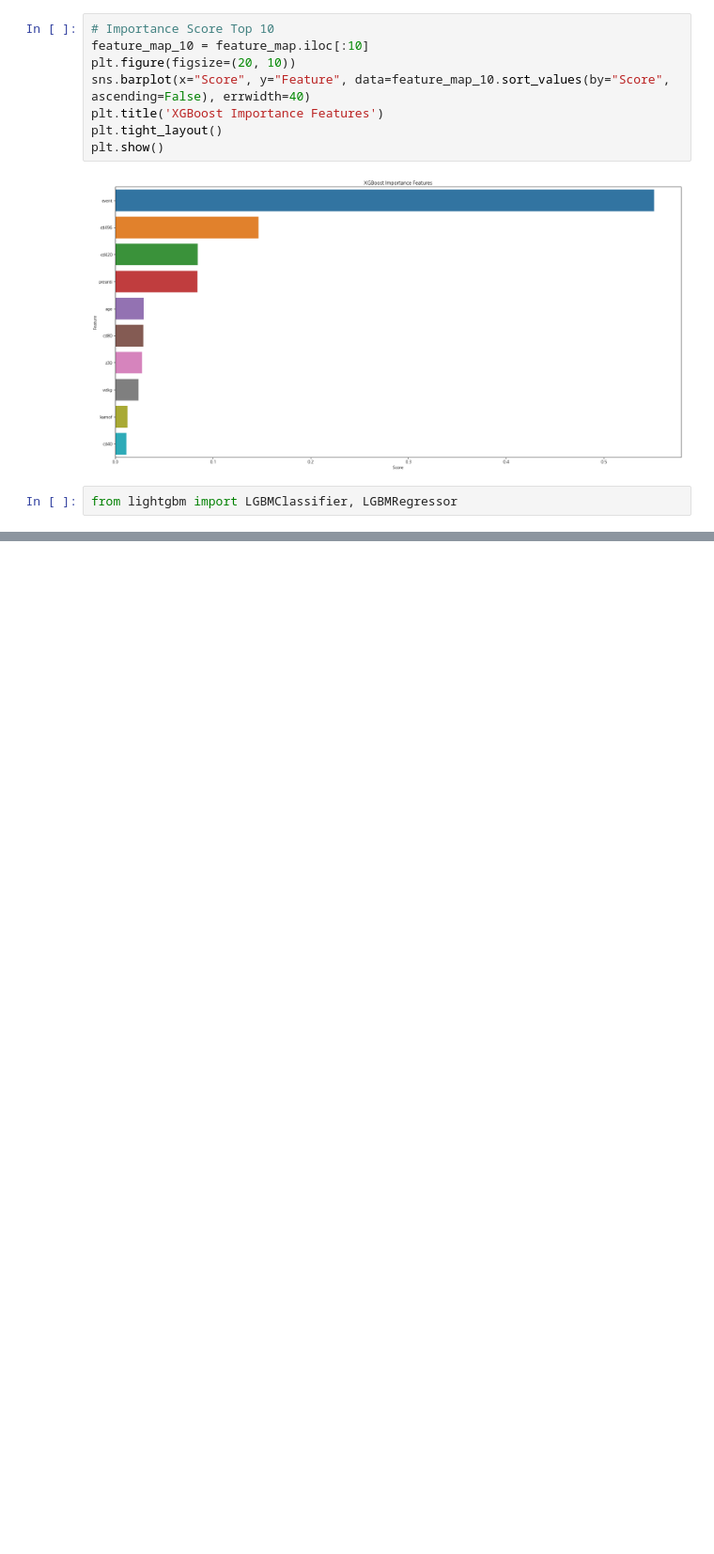
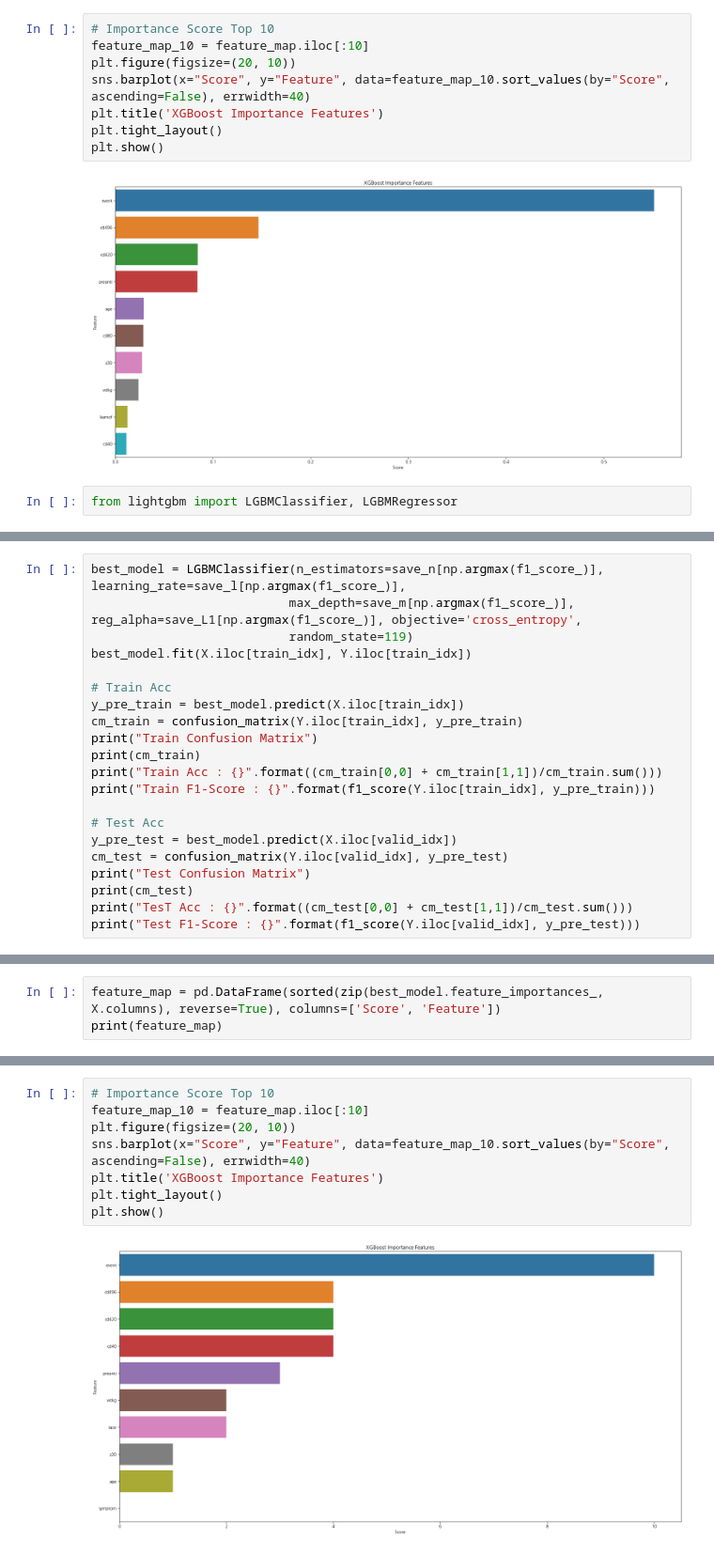
Before and after one commit to miri6913/Fast_Campus-Machine_Learning-, a Jupyter notebook: Classification/xgboost.ipynb, the cells around one changed output, grey strips where cells are left out. Shown at 94% size. Cells and saved outputs as stored; diff of their text form; blank space fills up the shorter version.

Commit message:
LightGBM feature importance map

```diff
--- a/Classification/xgboost.ipynb
+++ b/Classification/xgboost.ipynb
@@ -265,0 +357,21 @@ from lightgbm import LGBMClassifier, LGBMRegressor
+# %%
+best_model = LGBMClassifier(n_estimators=save_n[np.argmax(f1_score_)], learning_rate=save_l[np.argmax(f1_score_)],
+                           max_depth=save_m[np.argmax(f1_score_)], reg_alpha=save_L1[np.argmax(f1_score_)], objective='cross_entropy',
+                           random_state=119)
+best_model.fit(X.iloc[train_idx], Y.iloc[train_idx])
+
+# Train Acc
+y_pre_train = best_model.predict(X.iloc[train_idx])
+cm_train = confusion_matrix(Y.iloc[train_idx], y_pre_train)
+print("Train Confusion Matrix")
+print(cm_train)
+print("Train Acc : {}".format((cm_train[0,0] + cm_train[1,1])/cm_train.sum()))
+print("Train F1-Score : {}".format(f1_score(Y.iloc[train_idx], y_pre_train)))
+
+# Test Acc
+y_pre_test = best_model.predict(X.iloc[valid_idx])
+cm_test = confusion_matrix(Y.iloc[valid_idx], y_pre_test)
+print("Test Confusion Matrix")
+print(cm_test)
+print("TesT Acc : {}".format((cm_test[0,0] + cm_test[1,1])/cm_test.sum()))
+print("Test F1-Score : {}".format(f1_score(Y.iloc[valid_idx], y_pre_test)))
@@ -265,0 +396,3 @@ from lightgbm import LGBMClassifier, LGBMRegressor
+# %%
+feature_map = pd.DataFrame(sorted(zip(best_model.feature_importances_, X.columns), reverse=True), columns=['Score', 'Feature'])
+print(feature_map)
@@ -265,0 +417,10 @@ from lightgbm import LGBMClassifier, LGBMRegressor
+# %%
+# Importance Score Top 10
+feature_map_10 = feature_map.iloc[:10]
+plt.figure(figsize=(20, 10))
+sns.barplot(x="Score", y="Feature", data=feature_map_10.sort_values(by="Score", ascending=False), errwidth=40)
+plt.title('XGBoost Importance Features')
+plt.tight_layout()
+plt.show()
+# %% [output]
+[figure, added]
```
Also changed, not shown: parts of 4 cells of this notebook.
